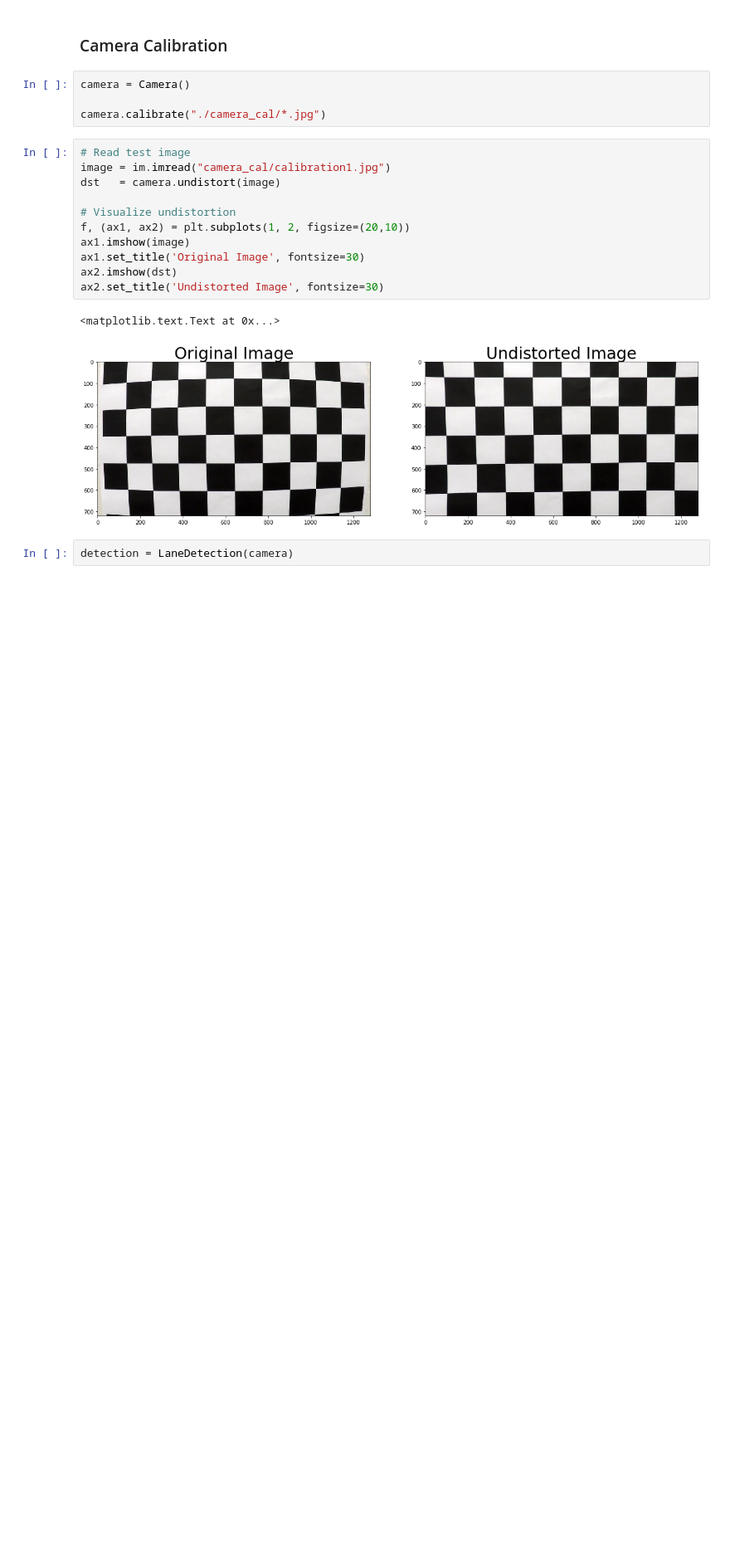
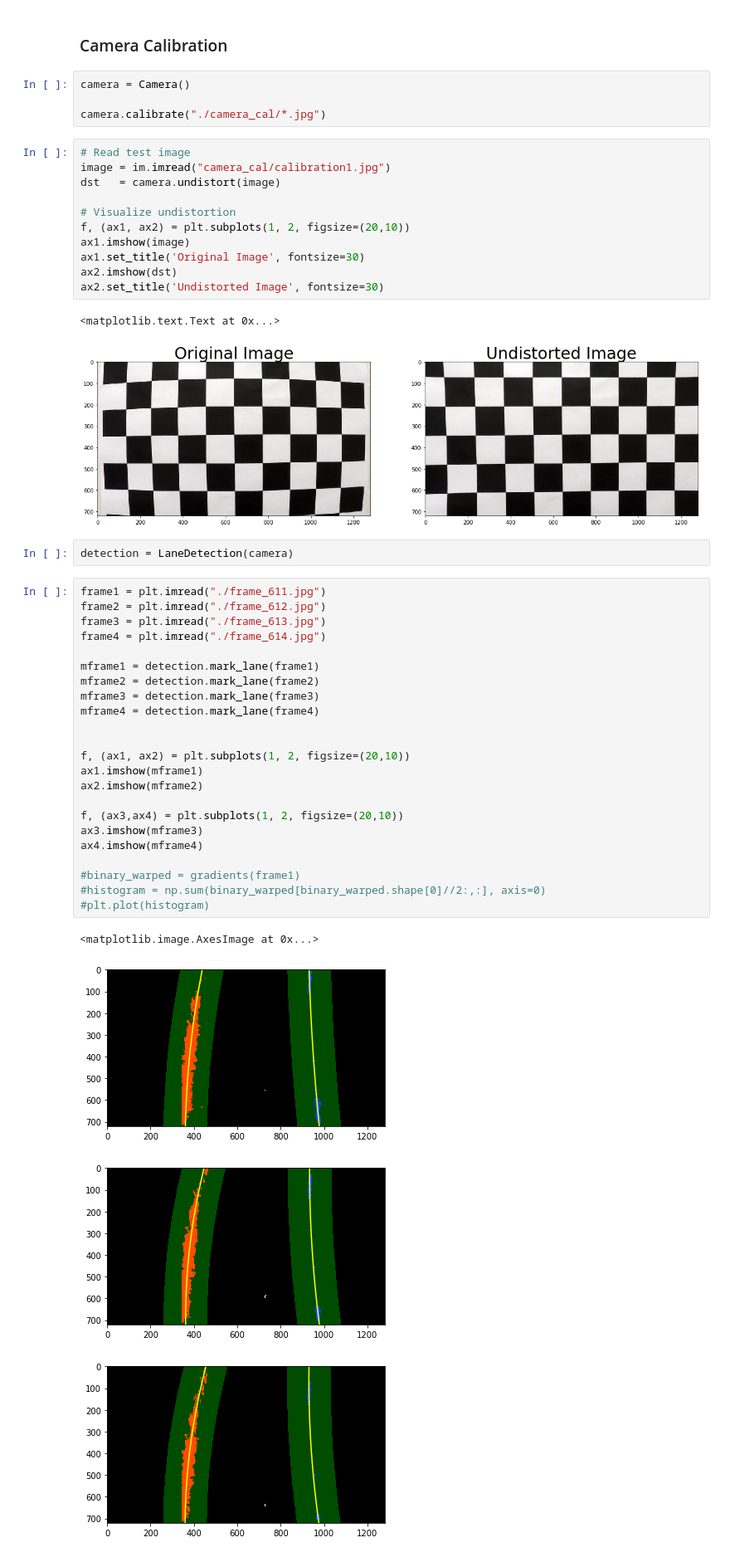
Before and after one commit to husams/CarND-Advanced-Lane-Lines, a Jupyter notebook: Line-detection.ipynb, the cells around one changed output. Shown at 83% size. Drawn from its saved outputs; the diff is of its cells as text; blank space fills up the shorter version.

```diff
--- a/Line-detection.ipynb
+++ b/Line-detection.ipynb
@@ -31,3 +32,31 @@ ax2.set_title('Undistorted Image', fontsize=30)
 [figure]
 # %%
 detection = LaneDetection(camera)
+# %%
+frame1 = plt.imread("./frame_611.jpg")
+frame2 = plt.imread("./frame_612.jpg")
+frame3 = plt.imread("./frame_613.jpg")
+frame4 = plt.imread("./frame_614.jpg")
+
+mframe1 = detection.mark_lane(frame1)
+mframe2 = detection.mark_lane(frame2)
+mframe3 = detection.mark_lane(frame3)
+mframe4 = detection.mark_lane(frame4)
+
+
+f, (ax1, ax2) = plt.subplots(1, 2, figsize=(20,10))
+ax1.imshow(mframe1)
+ax2.imshow(mframe2)
+
+f, (ax3,ax4) = plt.subplots(1, 2, figsize=(20,10))
+ax3.imshow(mframe3)
+ax4.imshow(mframe4)
+
+#binary_warped = gradients(frame1)
+#histogram = np.sum(binary_warped[binary_warped.shape[0]//2:,:], axis=0)
+#plt.plot(histogram)
+# %% [output]
+<matplotlib.image.AxesImage at 0x...>
+[figure, added]
+[figure, added]
+[figure, added]
```
Also changed, not shown: parts of 17 cells of this notebook, 5 other files.
